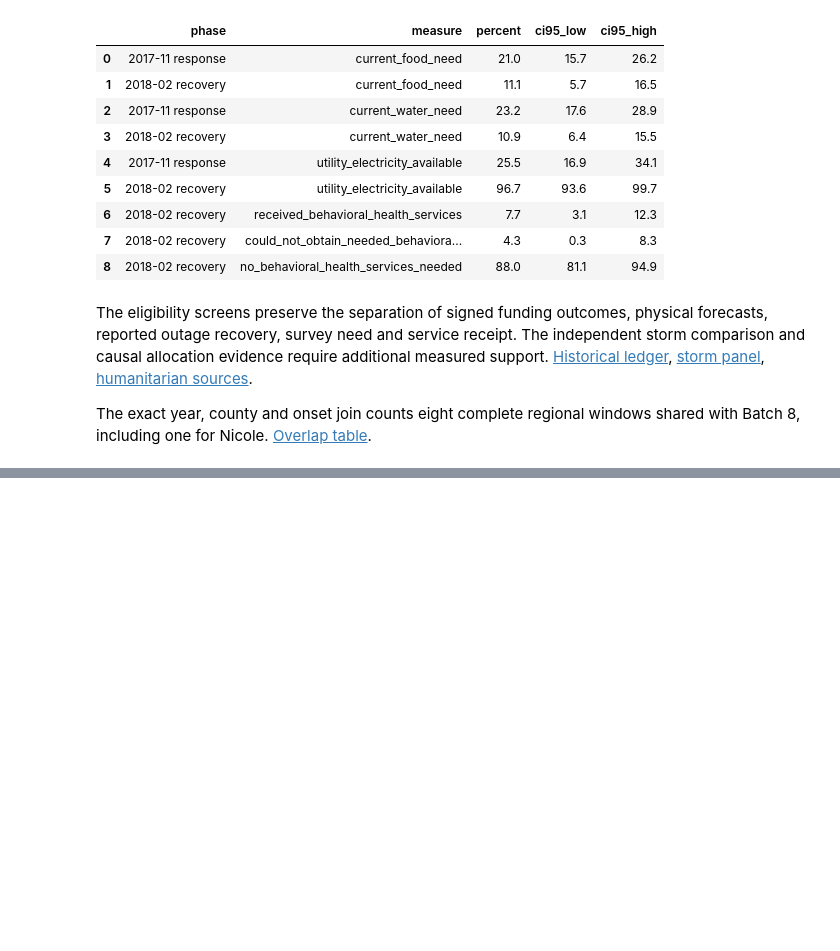
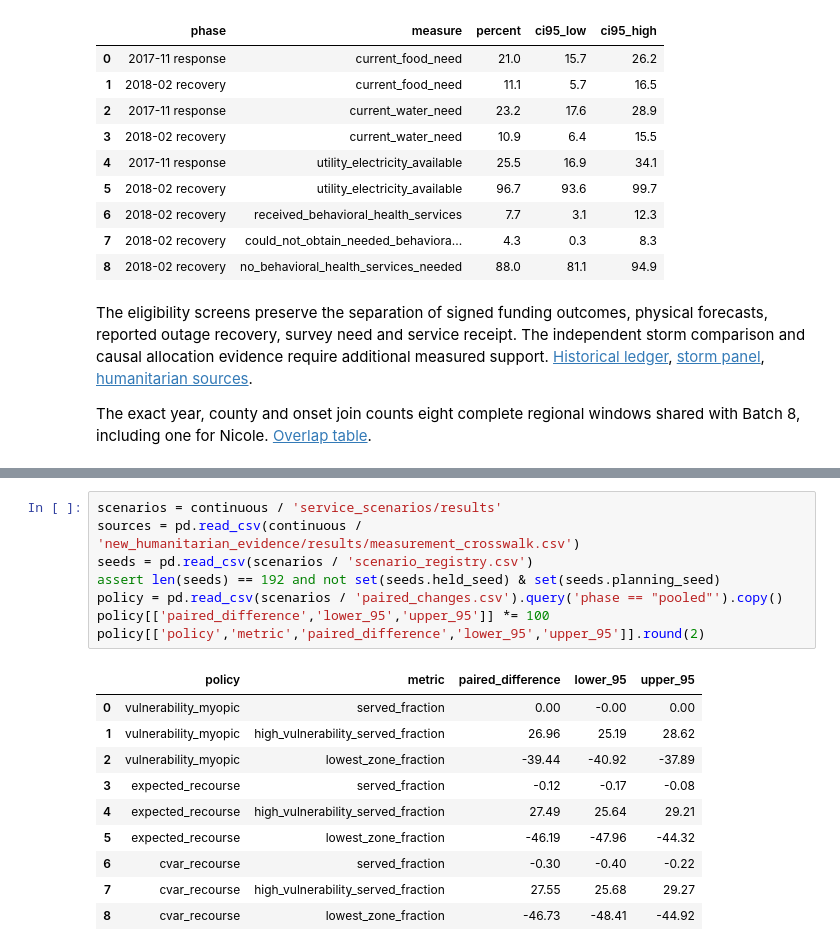
Before and after one commit to leonmarienga/ML-thesis, a Jupyter notebook: research/THESIS_REPRODUCTION.ipynb, the cells around one changed output, grey strips where cells are left out. Cells and saved outputs as stored; diff of their text form; blank space fills up the shorter version.

```diff
--- a/research/THESIS_REPRODUCTION.ipynb
+++ b/research/THESIS_REPRODUCTION.ipynb
@@ -895,0 +950,19 @@ The exact year, county and onset join counts eight complete regional windows sha
+# %%
+scenarios = continuous / 'service_scenarios/results'
+sources = pd.read_csv(continuous / 'new_humanitarian_evidence/results/measurement_crosswalk.csv')
+seeds = pd.read_csv(scenarios / 'scenario_registry.csv')
+assert len(seeds) == 192 and not set(seeds.held_seed) & set(seeds.planning_seed)
+policy = pd.read_csv(scenarios / 'paired_changes.csv').query('phase == "pooled"').copy()
+policy[['paired_difference','lower_95','upper_95']] *= 100
+policy[['policy','metric','paired_difference','lower_95','upper_95']].round(2)
+# %% [output]
+|  | policy | metric | paired_difference | lower_95 | upper_95 |
+| 0 | vulnerability_myopic | served_fraction | 0.00 | -0.00 | 0.00 |
+| 1 | vulnerability_myopic | high_vulnerability_served_fraction | 26.96 | 25.19 | 28.62 |
+| 2 | vulnerability_myopic | lowest_zone_fraction | -39.44 | -40.92 | -37.89 |
+| 3 | expected_recourse | served_fraction | -0.12 | -0.17 | -0.08 |
+| 4 | expected_recourse | high_vulnerability_served_fraction | 27.49 | 25.64 | 29.21 |
+| 5 | expected_recourse | lowest_zone_fraction | -46.19 | -47.96 | -44.32 |
+| 6 | cvar_recourse | served_fraction | -0.30 | -0.40 | -0.22 |
+| 7 | cvar_recourse | high_vulnerability_served_fraction | 27.55 | 25.68 | 29.27 |
+| 8 | cvar_recourse | lowest_zone_fraction | -46.73 | -48.41 | -44.92 |
```
Also changed, not shown: parts of 5 cells of this notebook, 33 other files.
